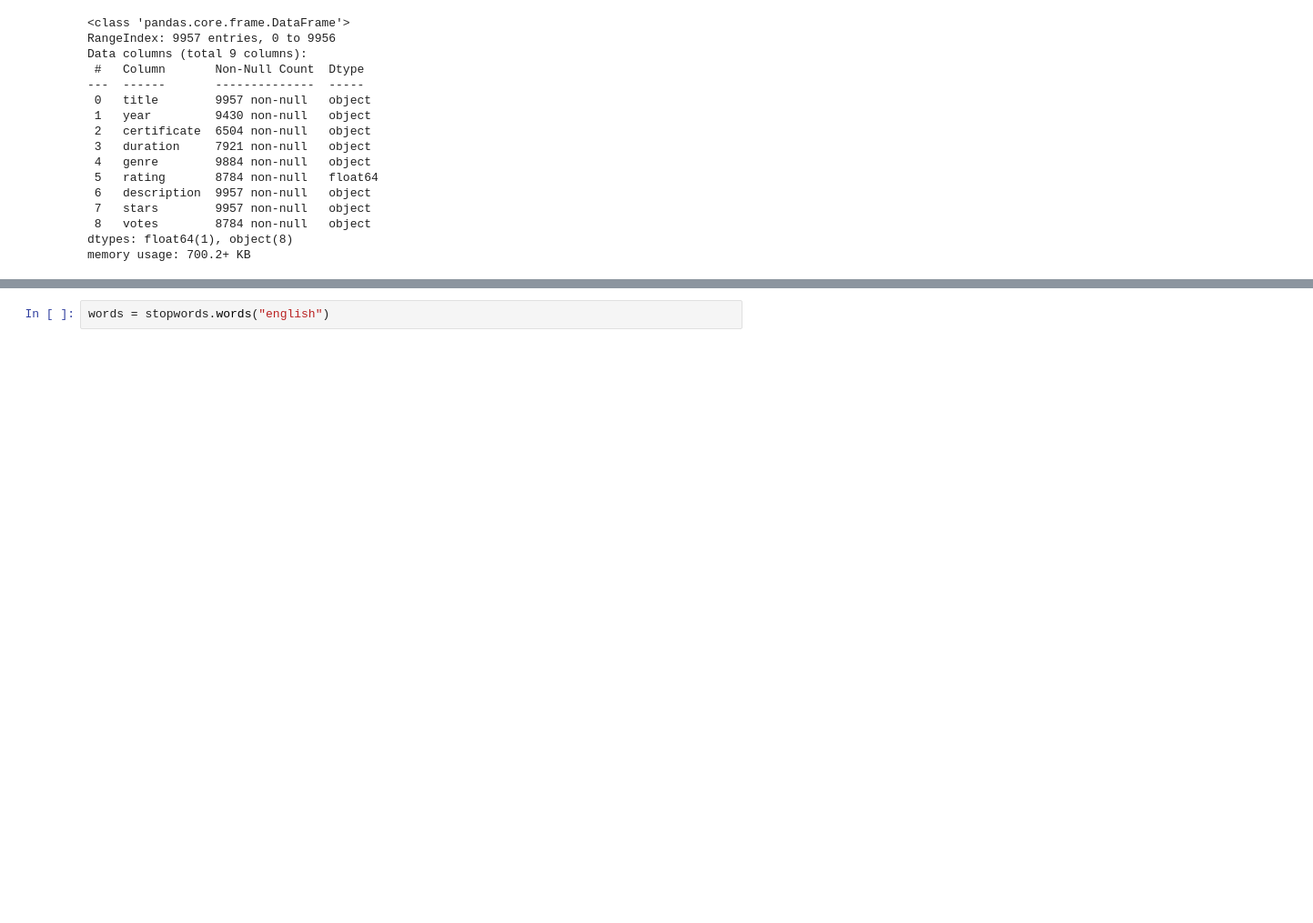
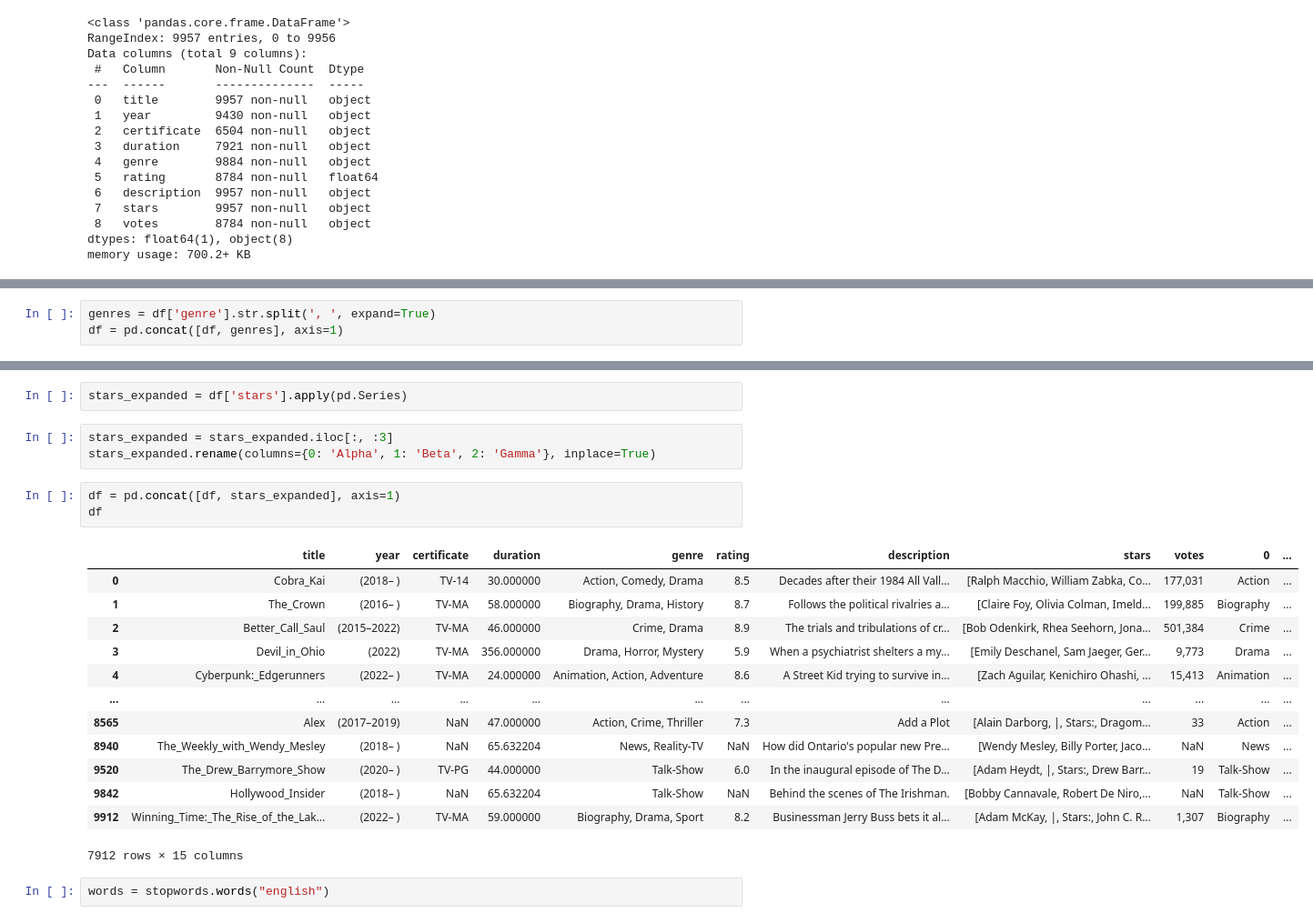
Before and after one commit to dchristofis/Recommendation-System, a Jupyter notebook: netflix_recommendation_system.ipynb, the cells around one changed output, grey strips where cells are left out. Shown at 91% size. Cells and saved outputs as stored; diff of their text form; blank space fills up the shorter version.

```diff
--- a/netflix_recommendation_system.ipynb
+++ b/netflix_recommendation_system.ipynb
@@ -87,0 +101,3 @@ dtype: int64
+# %%
+genres = df['genre'].str.split(', ', expand=True)
+df = pd.concat([df, genres], axis=1)
@@ -88,3 +118,25 @@ dtype: int64
+# %%
+stars_expanded = df['stars'].apply(pd.Series)
+# %%
+stars_expanded = stars_expanded.iloc[:, :3]
+stars_expanded.rename(columns={0: 'Alpha', 1: 'Beta', 2: 'Gamma'}, inplace=True)
+# %%
+df = pd.concat([df, stars_expanded], axis=1)
+df
+# %% [output]
+|  | title | year | certificate | duration | genre | rating | description | stars | votes | 0 | ... |
+| 0 | Cobra_Kai | (2018– ) | TV-14 | 30.000000 | Action, Comedy, Drama | 8.5 | Decades after their 1984 All Vall... | [Ralph Macchio, William Zabka, Co... | 177,031 | Action | ... |
+| 1 | The_Crown | (2016– ) | TV-MA | 58.000000 | Biography, Drama, History | 8.7 | Follows the political rivalries a... | [Claire Foy, Olivia Colman, Imeld... | 199,885 | Biography | ... |
+| 2 | Better_Call_Saul | (2015–2022) | TV-MA | 46.000000 | Crime, Drama | 8.9 | The trials and tribulations of cr... | [Bob Odenkirk, Rhea Seehorn, Jona... | 501,384 | Crime | ... |
+| 3 | Devil_in_Ohio | (2022) | TV-MA | 356.000000 | Drama, Horror, Mystery | 5.9 | When a psychiatrist shelters a my... | [Emily Deschanel, Sam Jaeger, Ger... | 9,773 | Drama | ... |
+| 4 | Cyberpunk:_Edgerunners | (2022– ) | TV-MA | 24.000000 | Animation, Action, Adventure | 8.6 | A Street Kid trying to survive in... | [Zach Aguilar, Kenichiro Ohashi, ... | 15,413 | Animation | ... |
+| ... | ... | ... | ... | ... | ... | ... | ... | ... | ... | ... | ... |
+| 8565 | Alex | (2017–2019) | NaN | 47.000000 | Action, Crime, Thriller | 7.3 | Add a Plot | [Alain Darborg, |, Stars:, Dragom... | 33 | Action | ... |
+| 8940 | The_Weekly_with_Wendy_Mesley | (2018– ) | NaN | 65.632204 | News, Reality-TV | NaN | How did Ontario's popular new Pre... | [Wendy Mesley, Billy Porter, Jaco... | NaN | News | ... |
+| 9520 | The_Drew_Barrymore_Show | (2020– ) | TV-PG | 44.000000 | Talk-Show | 6.0 | In the inaugural episode of The D... | [Adam Heydt, |, Stars:, Drew Barr... | 19 | Talk-Show | ... |
+| 9842 | Hollywood_Insider | (2018– ) | NaN | 65.632204 | Talk-Show | NaN | Behind the scenes of The Irishman. | [Bobby Cannavale, Robert De Niro,... | NaN | Talk-Show | ... |
+| 9912 | Winning_Time:_The_Rise_of_the_Lak... | (2022– ) | TV-MA | 59.000000 | Biography, Drama, Sport | 8.2 | Businessman Jerry Buss bets it al... | [Adam McKay, |, Stars:, John C. R... | 1,307 | Biography | ... |
+7912 rows × 15 columns
 # %%
 words = stopwords.words("english")
 # %%
```
Also changed, not shown: parts of 34 cells of this notebook.
